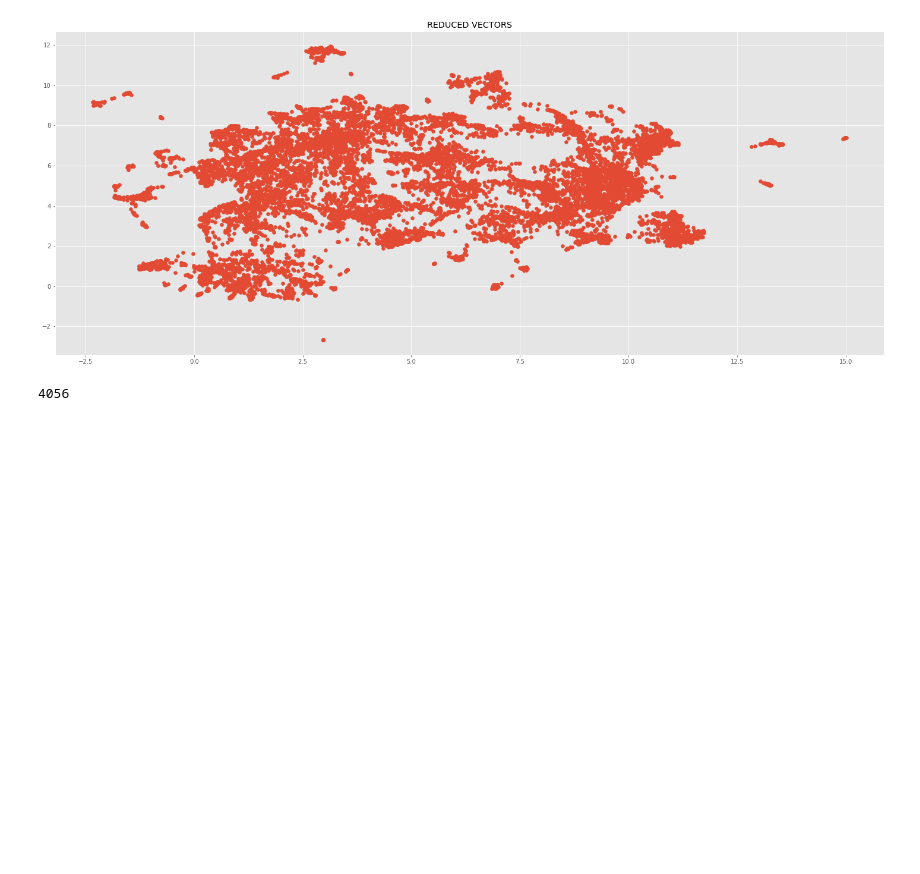
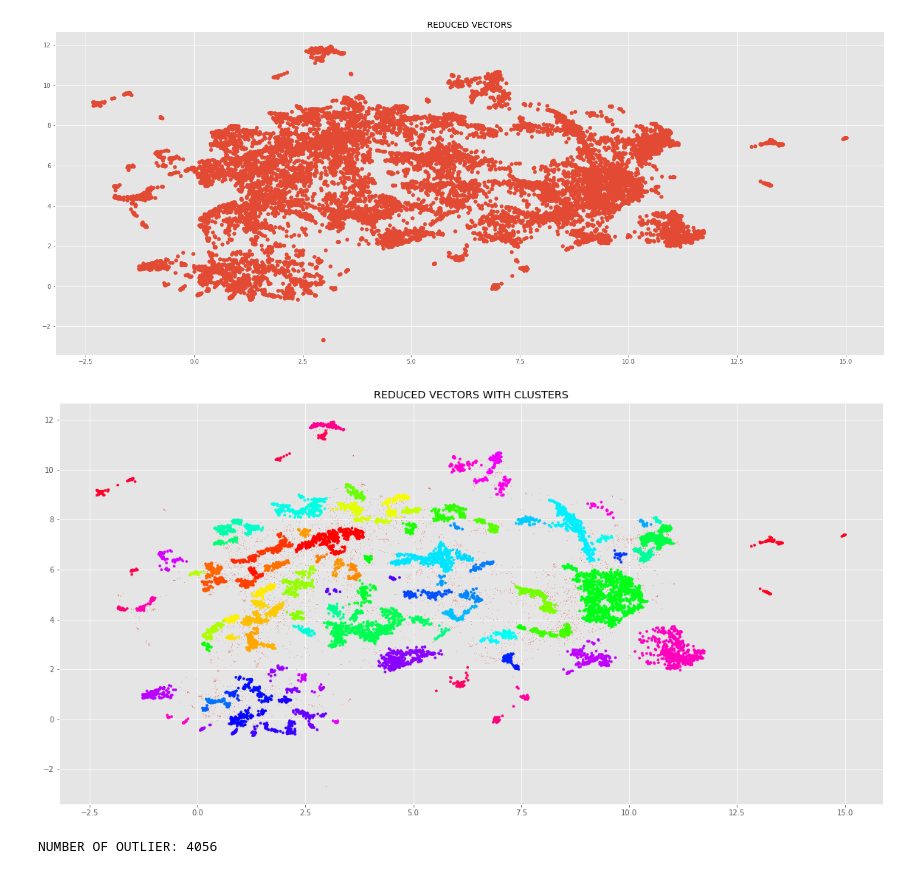
Before and after one commit to malinphy/e_repo, a Jupyter notebook: bbc_data_EDA.ipynb, the cells around one changed output. Saved outputs shown, nothing was run; the diff lists cells and outputs as text; code cells hidden in the pictures; blank space fills up the shorter version.

```diff
--- a/bbc_data_EDA.ipynb
+++ b/bbc_data_EDA.ipynb
@@ -229,24 +229,26 @@ plt.title('REDUCED VECTORS');
 # %% [output]
 [figure]
 # %%
-# result = pd.DataFrame(umap_data, columns=['x', 'y'])
-# result['labels'] = cluster.labels_
-# fig, ax = plt.subplots(figsize=(20, 10))
-# outliers = result.loc[result.labels == -1, :]
-# clustered = result.loc[result.labels != -1, :]
-# plt.scatter(outliers.x, outliers.y,
-#             # color='#BDBDBD',
-#             s=0.05)
-# plt.scatter(clustered.x, clustered.y, c=clustered.labels, s=10,
-#             cmap='hsv_r'
-#             )
-# # plt.xlim([0,20])
-# # plt.legend([result['labels'].unique()])
-# # plt.colorbar()
-# # plt.axis('off')
+result = pd.DataFrame(umap_data, columns=['x', 'y'])
+result['labels'] = cluster.labels_
+fig, ax = plt.subplots(figsize=(20, 10))
+outliers = result.loc[result.labels == -1, :]
+clustered = result.loc[result.labels != -1, :]
+plt.scatter(outliers.x, outliers.y,
+            # color='#BDBDBD',
+            s=0.05)
+plt.scatter(clustered.x, clustered.y, c=clustered.labels, s=10,
+            cmap='hsv_r'
+            )
+# plt.xlim([0,20])
+# plt.legend([result['labels'].unique()])
+# plt.colorbar()
+# plt.axis('off')
 # plt.xlabel('UMAP1');
 # plt.ylabel('UMAP2');
-# plt.title('REDUCED VECTORS WITH CLUSTERS');
+plt.title('REDUCED VECTORS WITH CLUSTERS');
+# %% [output]
+[figure, added]
 # %%
 # umap_data_3d = umap.UMAP(n_components=3, init = 'random', random_state = 0).fit_transform(embedding_vectors)
 # fig = px.scatter_3d(
@@ -257,6 +259,6 @@ plt.title('REDUCED VECTORS');
 # )
 # fig.show()
 # %%
-len(np.where(np.array(cluster.labels_) == -1)[0])
+print('NUMBER OF OUTLIER:',len(np.where(np.array(cluster.labels_) == -1)[0]))
 # %% [output]
-4056
+NUMBER OF OUTLIER: 4056
```
Also changed, not shown: parts of 4 cells of this notebook.
